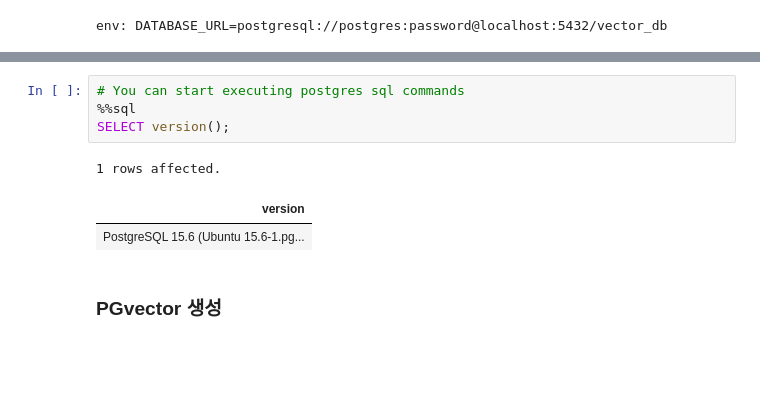
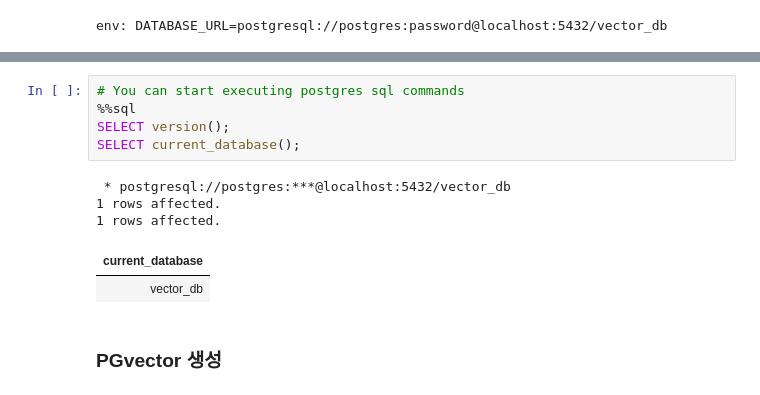
Before and after one commit to Jeremy-su1/LlamaIndex-train, a Jupyter notebook: QnA_using_LlamaIndex.ipynb, the cells around one changed output, grey strips where cells are left out. Saved outputs shown, nothing was run; the diff lists cells and outputs as text; blank space fills up the shorter version.

```diff
--- a/QnA_using_LlamaIndex.ipynb
+++ b/QnA_using_LlamaIndex.ipynb
@@ -218,11 +332,14 @@ env: DATABASE_URL=postgresql://postgres:password@localhost:5432/vector_db
 # %%
 # You can start executing postgres sql commands
 %%sql
 SELECT version();
+SELECT current_database();
 # %% [output]
+ * postgresql://postgres:***@localhost:5432/vector_db
 1 rows affected.
+1 rows affected.
-| version |
-| PostgreSQL 15.6 (Ubuntu 15.6-1.pg... |
+| current_database |
+| vector_db |
 # %% [markdown]
 ### PGvector 생성
 # %%
```
Also changed, not shown: parts of 86 cells of this notebook.
